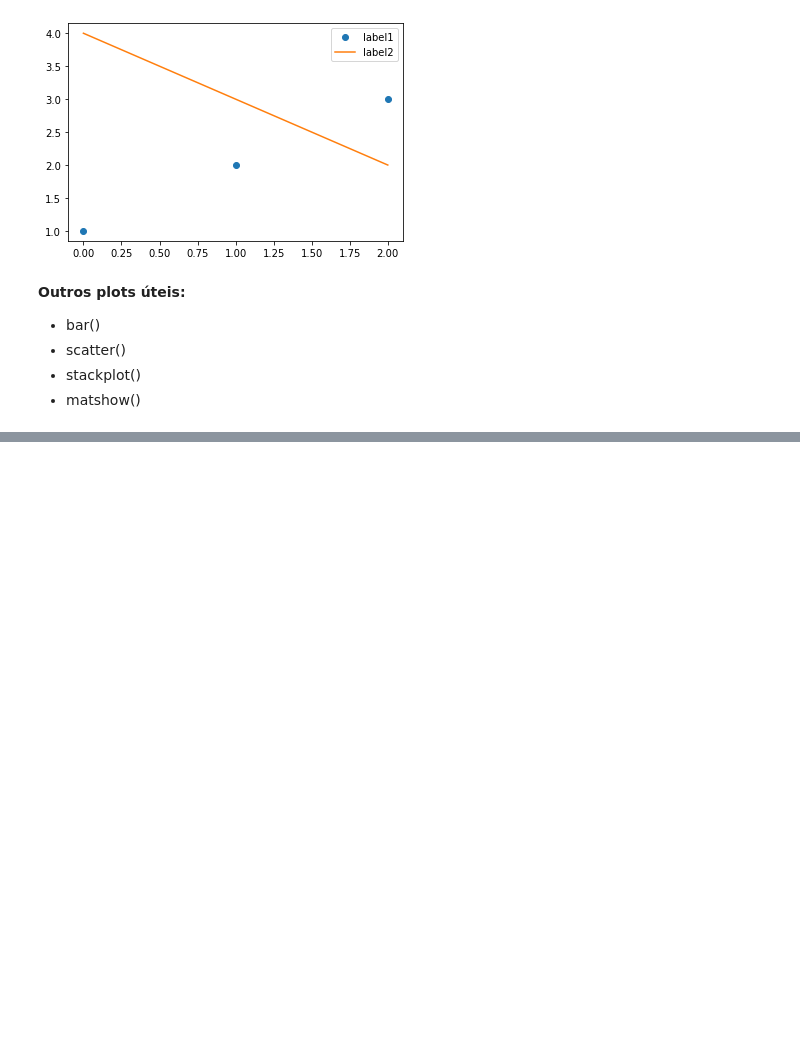
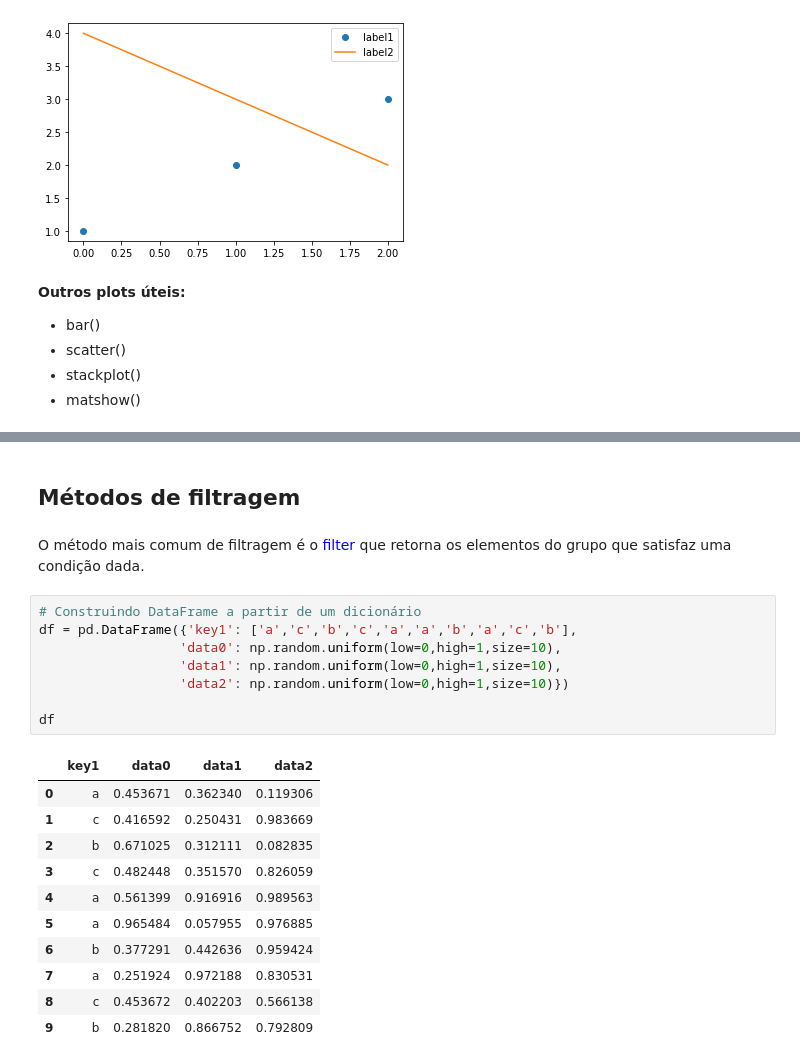
Before and after one commit to danielmf2/MBA-USP, a Jupyter notebook: Resumo - PCD.ipynb, the cells around one changed output, grey strips where cells are left out. Drawn from its saved outputs; the diff is of its cells as text; blank space fills up the shorter version.

```diff
--- a/Resumo - PCD.ipynb
+++ b/Resumo - PCD.ipynb
@@ -2995,0 +5329,24 @@ __Outros plots úteis:__
+# %% [markdown]
+## Métodos de filtragem
+# %% [markdown]
+O método mais comum de filtragem é o <font color='blue'>filter </font>que retorna os elementos do grupo que satisfaz uma condição dada.
+# %%
+# Construindo DataFrame a partir de um dicionário
+df = pd.DataFrame({'key1': ['a','c','b','c','a','a','b','a','c','b'],
+                  'data0': np.random.uniform(low=0,high=1,size=10),
+                  'data1': np.random.uniform(low=0,high=1,size=10),
+                  'data2': np.random.uniform(low=0,high=1,size=10)})
+
+df
+# %% [output]
+|  | key1 | data0 | data1 | data2 |
+| 0 | a | 0.453671 | 0.362340 | 0.119306 |
+| 1 | c | 0.416592 | 0.250431 | 0.983669 |
+| 2 | b | 0.671025 | 0.312111 | 0.082835 |
+| 3 | c | 0.482448 | 0.351570 | 0.826059 |
+| 4 | a | 0.561399 | 0.916916 | 0.989563 |
+| 5 | a | 0.965484 | 0.057955 | 0.976885 |
+| 6 | b | 0.377291 | 0.442636 | 0.959424 |
+| 7 | a | 0.251924 | 0.972188 | 0.830531 |
+| 8 | c | 0.453672 | 0.402203 | 0.566138 |
+| 9 | b | 0.281820 | 0.866752 | 0.792809 |
```
Also changed, not shown: parts of 212 cells of this notebook, 2 other files.
